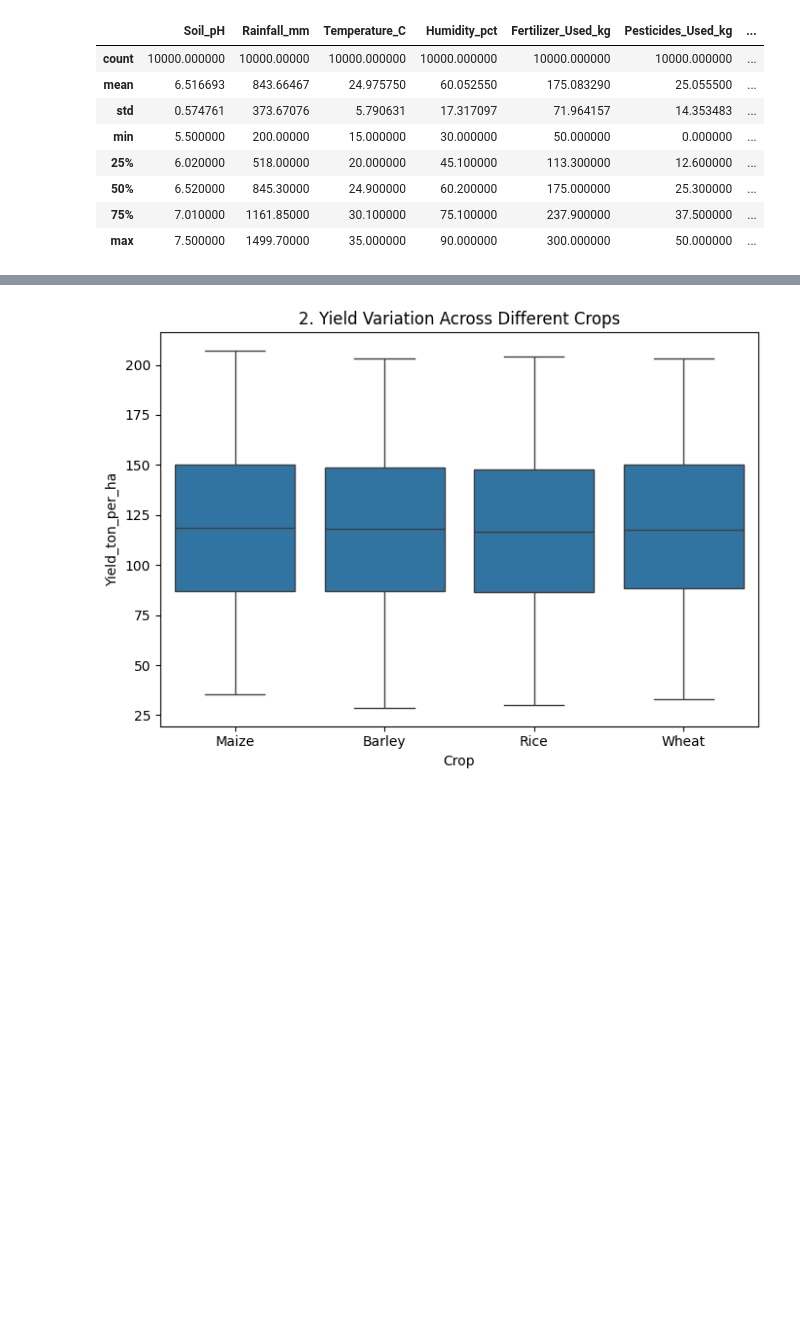
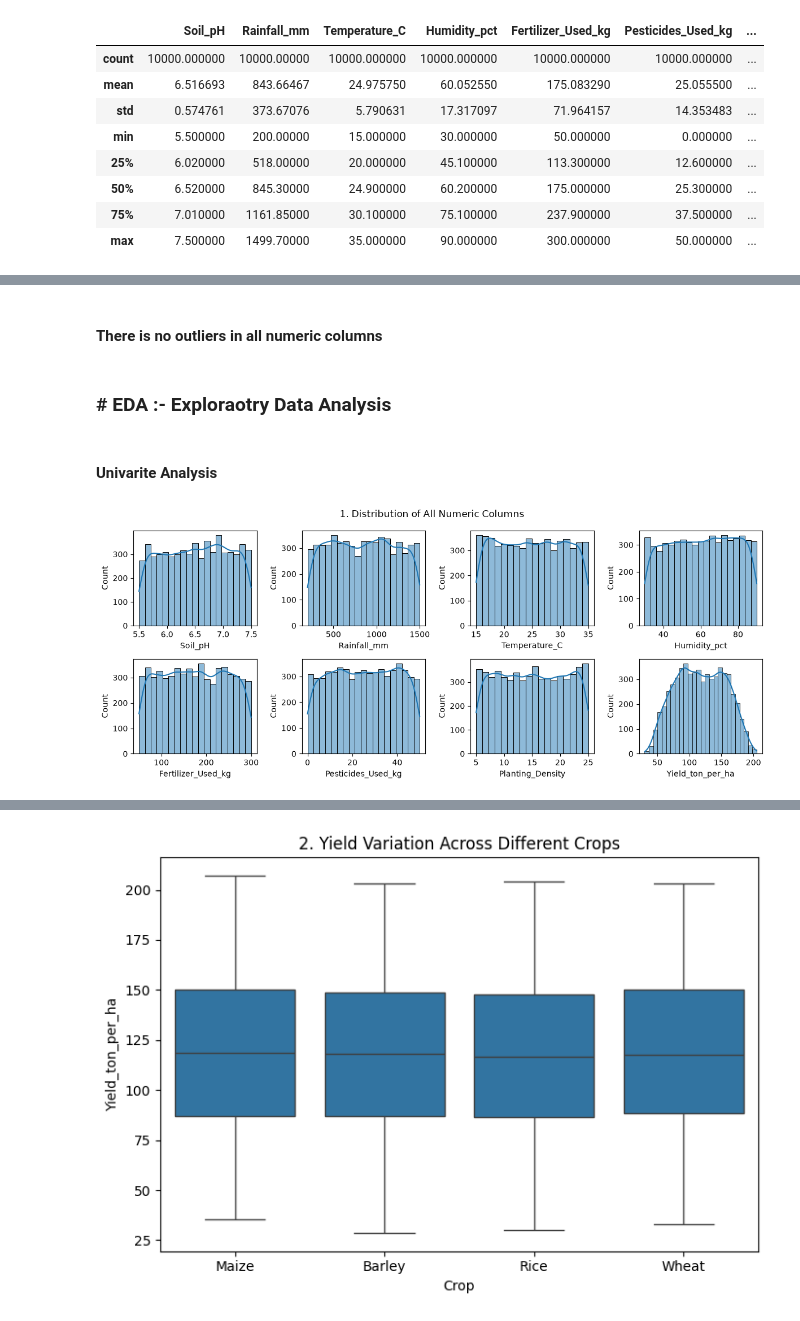
Before and after one commit to Sahil-debug21/Crop-Yield-Prediction, a Jupyter notebook: notebooks/01_EDA.ipynb, the cells around one changed output, grey strips where cells are left out. Cells and saved outputs as stored; diff of their text form; code cells hidden in the pictures; blank space fills up the shorter version.

```diff
--- a/notebooks/01_EDA.ipynb
+++ b/notebooks/01_EDA.ipynb
@@ -142,0 +227,16 @@ plt.show()
+# %% [markdown]
+#### There is no outliers in all numeric columns
+# %% [markdown]
+### # EDA :- Exploraotry Data Analysis
+# %% [markdown]
+#### Univarite Analysis
+# %%
+plt.figure(figsize = (12,5))
+for i,j in enumerate(num_cols):
+    plt.subplot(2,4,i+1)
+    sns.histplot(x = df[j],kde = True)
+plt.suptitle("1. Distribution of All Numeric Columns")
+plt.tight_layout()
+plt.show()
+# %% [output]
+[figure, added]
```
Also changed, not shown: parts of 40 cells of this notebook, 1 other file.
